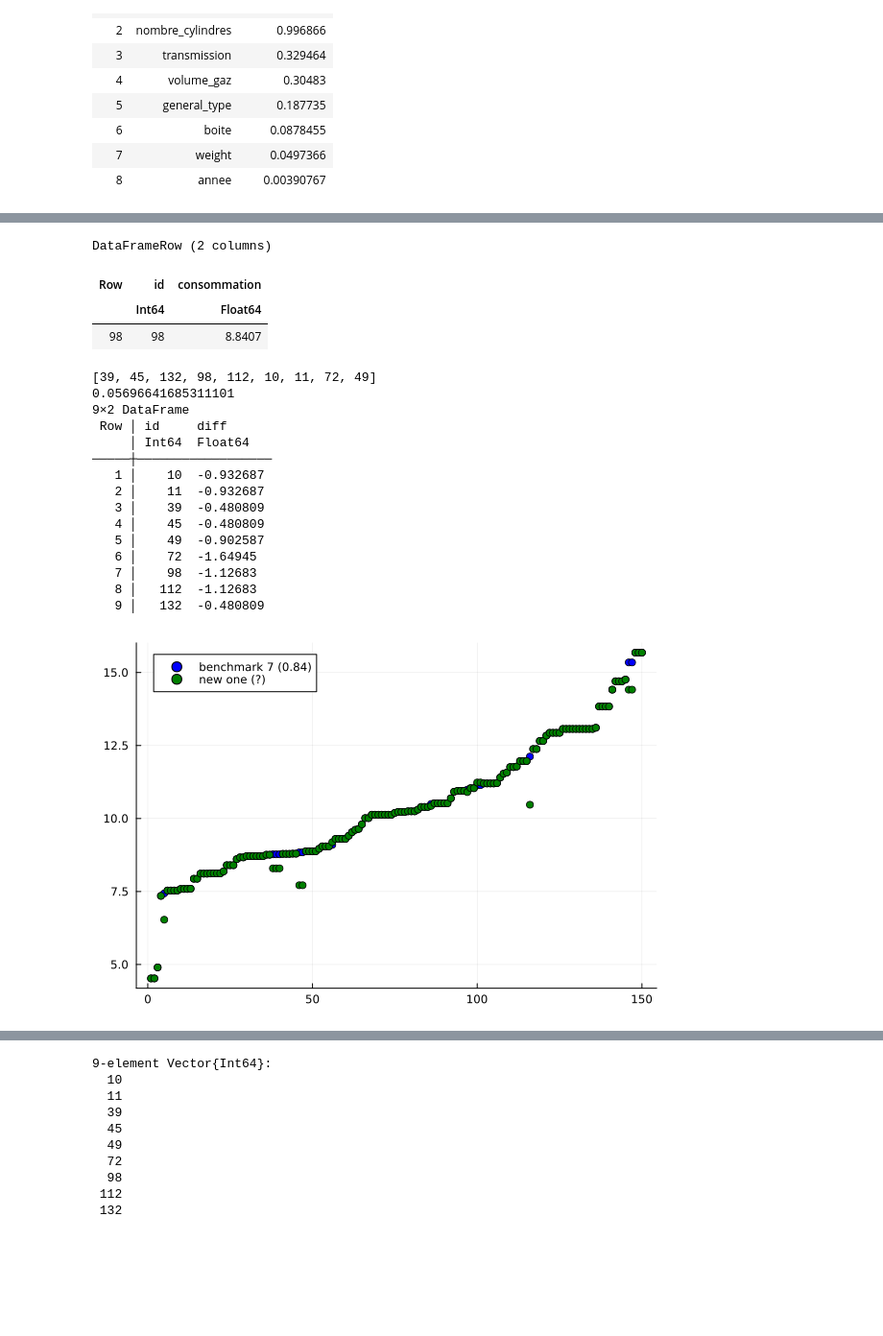
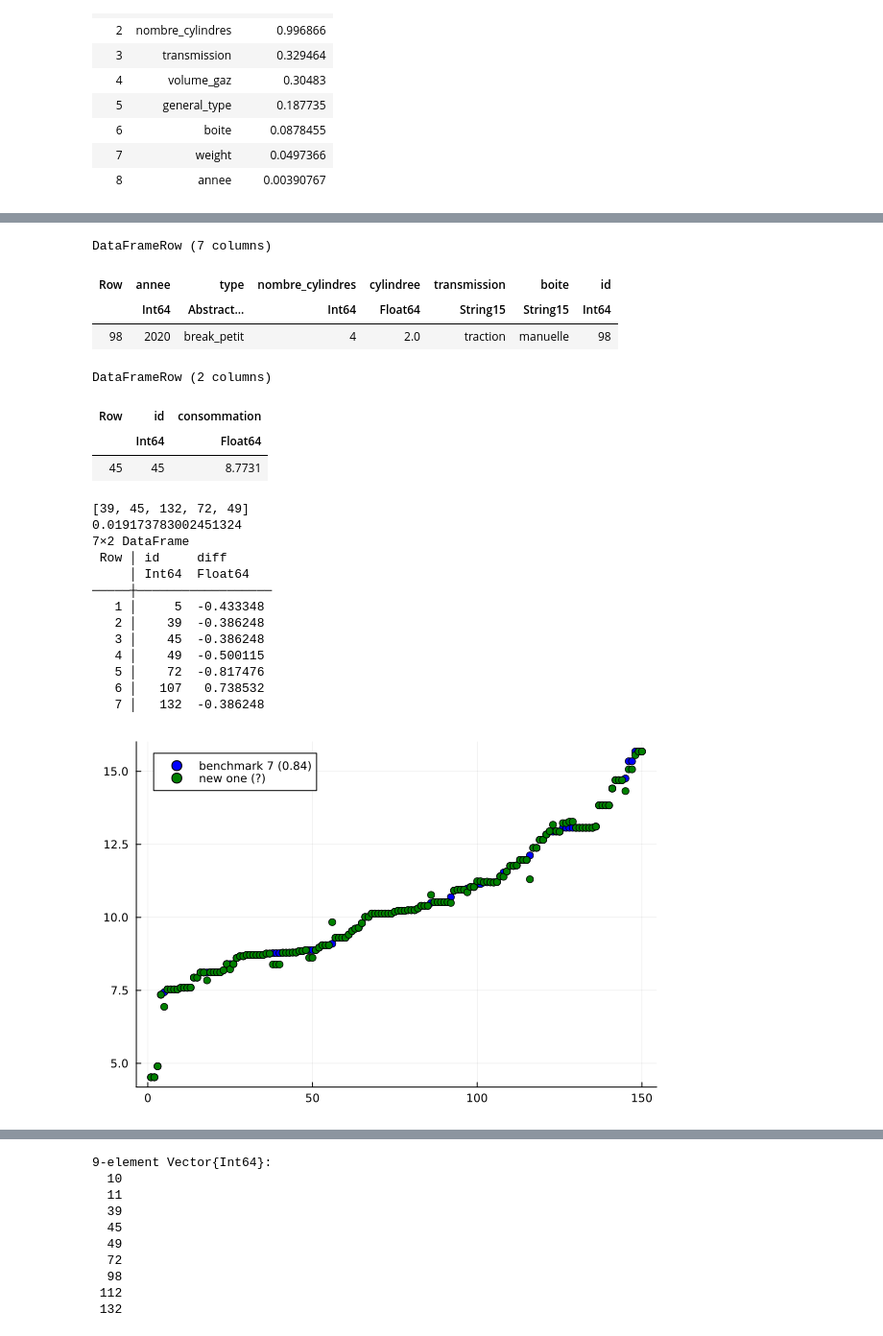
Before and after one commit to Antoine-Lafrance/concours-mth3302, a Jupyter notebook: soumissions_officielles/soumission_13/carl4_de_antoine_de_carl.ipynb, the cells around one changed output, grey strips where cells are left out. Shown at 96% size. Drawn from its saved outputs; the diff is of its cells as text; code cells hidden in the pictures; blank space fills up the shorter version.

```diff
--- a/soumissions_officielles/soumission_13/carl4_de_antoine_de_carl.ipynb
+++ b/soumissions_officielles/soumission_13/carl4_de_antoine_de_carl.ipynb
@@ -541,9 +541,16 @@ COLUMNS_TO_COMPARE_3 = ["nombre_cylindres", "cylindree", "type" ]
 COLUMNS_TO_COMPARE_4 = ["nombre_cylindres", "cylindree"]
 COLUMNS_TO_COMPARE_5 = ["cylindree"]
 
+trainData.type = ifelse.(trainData.type .== "break_petit", "break_moyen", trainData.type)
+testData.type = ifelse.(testData.type .== "break_moyen", "break", testData.type)
+
+trainData.type = ifelse.(trainData.type .== "voiture_deux_places" .&& trainData.nombre_cylindres .>= 8 .&& trainData.boite .== "manuelle" .&& trainData.transmission .== "integrale", "voiture_sport", trainData.type)
+testData.type = ifelse.(testData.type .== "voiture_deux_places" .&& testData.nombre_cylindres .>= 8 .&& testData.boite .== "manuelle" .&& testData.transmission .== "integrale", "voiture_sport", testData.type)
+
 function main(trainData, testData)
     uniqueD = get_unique_data(trainData, COLUMNS_TO_COMPARE_1)
     pairs = find_pairs(uniqueD, testData, COLUMNS_TO_COMPARE_1)
+    print(pairs.id)
     pairs = select(pairs, [:id, :consommation])
     testData = filter(row -> !(row.id in pairs.id), testData)
     # println("pairs_1")
@@ -613,0 +683,17 @@ out, pairs_2 = main(trainData, testData)
+# %%
+ptree = tree_regression(trainData, testData, out)
+
+idcheck = 72
+println(ptree[idcheck,:])
+println(out[idcheck,:])
+
+
+average_data = (out.consommation .+ ptree.consommation) ./ 2
+
+average_data = DataFrame(id=1:150, consommation=average_data)
+
+format_file(average_data, 25)
+
+# average_data = ptree
+
+println(average_data[idcheck,:])
@@ -653,18 +769,26 @@ DataFrameRow (7 columns)
+# %%
+testData[98, :]
+# testData[testData.type .== "break_petit" .|| testData.type .== "break_moyen" , :]
+# %% [output]
+DataFrameRow (7 columns)
+| Row | annee | type | nombre_cylindres | cylindree | transmission | boite | id |
+|  | Int64 | Abstract… | Int64 | Float64 | String15 | String15 | Int64 |
+| 98 | 2020 | break_petit | 4 | 2.0 | traction | manuelle | 98 |
 # %%
 data_13 = CSV.read("./benchmark13.csv", DataFrame)
 
-data_13[98,:]
+data_13[45,:]
 # %% [output]
 DataFrameRow (2 columns)
 | Row | id | consommation |
 |  | Int64 | Float64 |
-| 98 | 98 | 8.8407 |
+| 45 | 45 | 8.7731 |
 # %%
 sort(data_13, :id)
 
-difference = out.consommation - data_13.consommation
+difference = average_data.consommation - data_13.consommation
 
-diff_df = DataFrame(id=out.id, diff=difference)
+diff_df = DataFrame(id=average_data.id, diff=difference)
 
 filtered_diff_df = filter(row -> abs(row.diff) > 0.3, diff_df)
 
@@ -678,40 +802,38 @@ println(total_diff)
 
 println(filtered_diff_df)
 # %% [output]
-[39, 45, 132, 98, 112, 10, 11, 72, 49]
-0.05696641685311101
-9×2 DataFrame
+[39, 45, 132, 72, 49]
+0.019173783002451324
+7×2 DataFrame
  Row │ id     diff
      │ Int64  Float64
 ─────┼──────────────────
-   1 │    10  -0.932687
-   2 │    11  -0.932687
-   3 │    39  -0.480809
-   4 │    45  -0.480809
-   5 │    49  -0.902587
-   6 │    72  -1.64945
-   7 │    98  -1.12683
-   8 │   112  -1.12683
-   9 │   132  -0.480809
+   1 │     5  -0.433348
+   2 │    39  -0.386248
+   3 │    45  -0.386248
+   4 │    49  -0.500115
+   5 │    72  -0.817476
+   6 │   107   0.738532
+   7 │   132  -0.386248
 # %%
 common_ids = 1:150
 data_1_common = filter(row -> row.id in common_ids, data_13)
-data_2_common = filter(row -> row.id in common_ids, out)
+data_2_common = filter(row -> row.id in common_ids, average_data)
 
 
 data_1_sorted = sort(data_13, :consommation)
-data_2_sorted = [out.consommation[i] for i in data_1_sorted.id]
+data_2_sorted = [average_data.consommation[i] for i in data_1_sorted.id]
 #= data_3_sorted = [data_3.consommation[i] for i in data_1_sorted.id]
  =#
 colors1 = [(i in common_ids ? :blue : :blue) for i in data_1_sorted.id]
 colors2 = [(i in common_ids ? :green : :green) for i in data_1_sorted.id]
 #= colors3 = [(i in common_ids ? :black : :white) for i in data_1_sorted.id]
  =#
 
 scatter(1:150, data_1_sorted.consommation, c=colors1, label="benchmark 7 (0.84)")
 scatter!(1:150, data_2_sorted, c=colors2, label= "new one (?)")
 # %% [output]
-[figure, old version]
+[figure, new version]
 # %%
 uniqueD = get_unique_data(trainData, COLUMNS_TO_COMPARE_1)
 uniqueD[ uniqueD.type .== "voiture_deux_places", : ]
```
Also changed, not shown: parts of 9 cells of this notebook, 2 other files.
